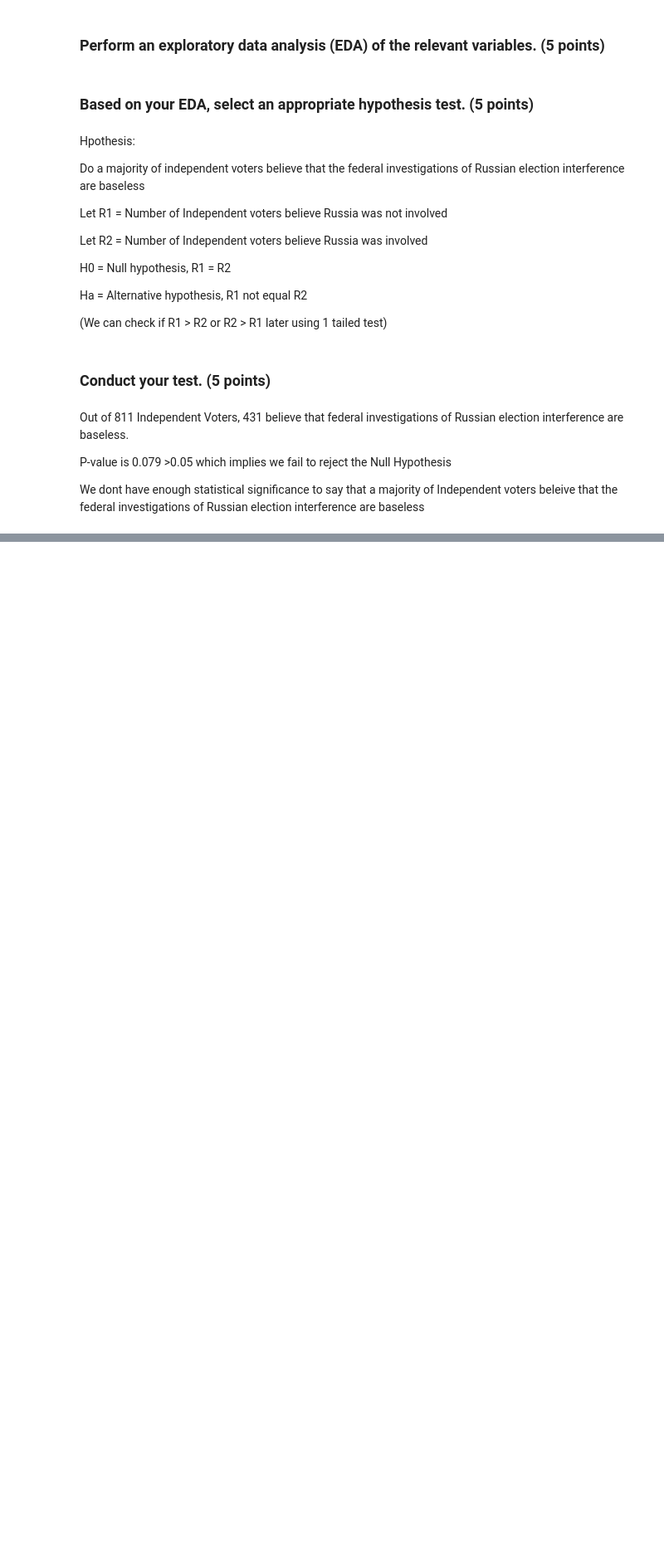
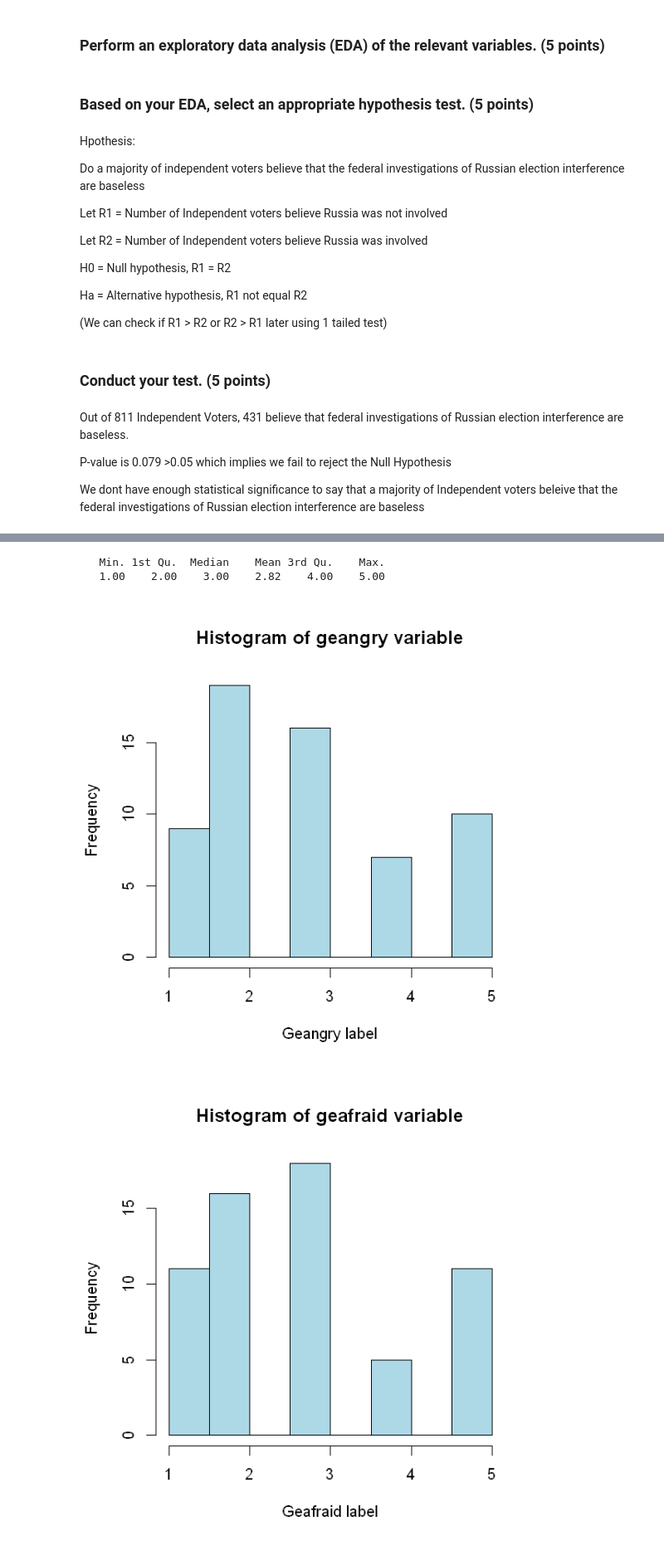
Before and after one commit to abhisha1991/w203_lab2, a Jupyter notebook: Lab2_w203.ipynb, the cells around one changed output, grey strips where cells are left out. Shown at 83% size. Saved outputs shown, nothing was run; the diff lists cells and outputs as text; code cells hidden in the pictures; blank space fills up the shorter version.

```diff
--- a/Lab2_w203.ipynb
+++ b/Lab2_w203.ipynb
@@ -49,6 +104,14 @@ filter_skp = function(df, skp_prefix, skp_values) {
 # Usage
 # x = filter_skp(data, "ftpolice", c(0,1))
 # nrow(x)
+# %%
+filter_col = function(df, colname, colvalues) {
+    return (df %>% filter(df[, colname] %in% colvalues))
+}
+
+# Usage
+# x = filter_var(data, "geangry", c(1,2))
+# nrow(x)
 # %%
 filter_timing = function(df, timing_prefix, time_threshold) {
     timing_col = paste(timing_prefix, "_page_timing", sep= "")
@@ -555,0 +706,11 @@ the federal investigations of Russian election interference are baseless
+# %%
+q4_data = get_data()
+q4_data = filter_honest(q4_data, c(5))
+q4_data = filter_nonserious(q4_data, c(1,2,3))
+# get non voters in 2016
+q4_data = filter_col(q4_data, "turnout16", c(2))
+q4_data_v16_not = q4_data
+
+# out of these non voters in 2016, what percentage voted in 2018?
+q4_data_v18_nv16 = filter_col(q4_data_v16_not, "turnout18", c(1,2,3))
+100 * nrow(q4_data_v18_nv16) / nrow(q4_data_v16_not)
@@ -555,0 +721,4 @@ the federal investigations of Russian election interference are baseless
+# %%
+# filter out any invalid responses for anger and fear
+q4_data_v18_nv16 = filter_col(q4_data_v18_nv16, "geangry", c(1,2,3,4,5))
+q4_data_v18_nv16 = filter_col(q4_data_v18_nv16, "geafraid", c(1,2,3,4,5))
@@ -555,0 +736,13 @@ the federal investigations of Russian election interference are baseless
+# %%
+summary(q4_data_v18_nv16$geafraid)
+# %% [output]
+   Min. 1st Qu.  Median    Mean 3rd Qu.    Max.
+   1.00    2.00    3.00    2.82    4.00    5.00
+# %%
+hist(q4_data_v18_nv16$geangry, main = "Histogram of geangry variable", xlab = "Geangry label", col = "lightblue", border = "black")
+# hist(q4_data_v18_nv16$dtangry, main = "Histogram of dtangry variable", xlab = "Dtangry label", col = "lightblue", border = "black")
+hist(q4_data_v18_nv16$geafraid, main = "Histogram of geafraid variable", xlab = "Geafraid label", col = "lightblue", border = "black")
+# hist(q4_data_v18_nv16$dtafraid, main = "Histogram of dtafraid variable", xlab = "Dtafraid label", col = "lightblue", border = "black")
+# %% [output]
+[figure, added]
+[figure, added]
```
Also changed, not shown: parts of 30 cells of this notebook.
